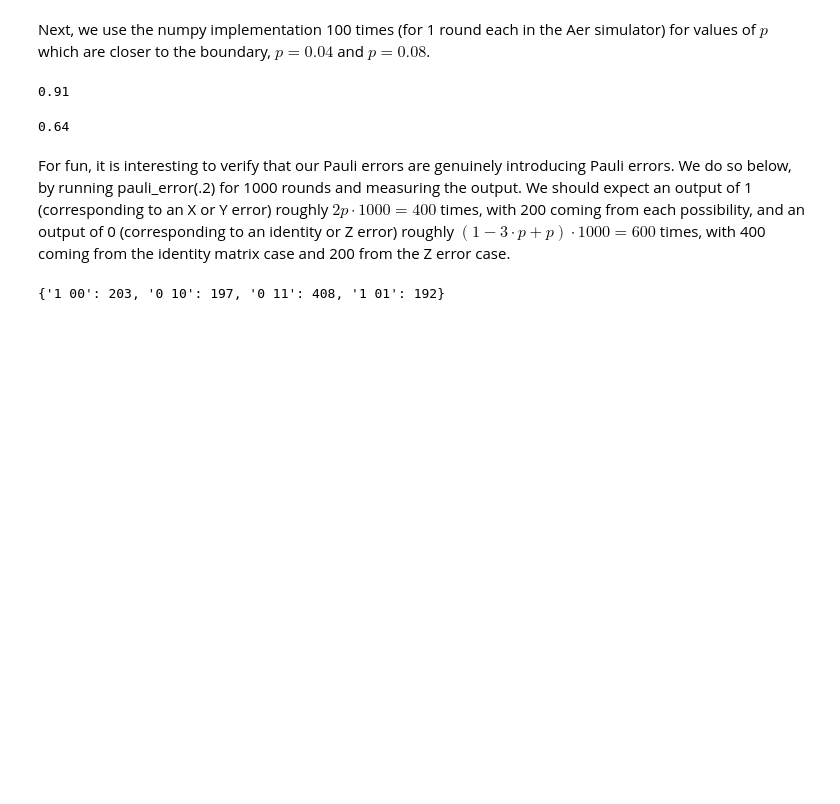
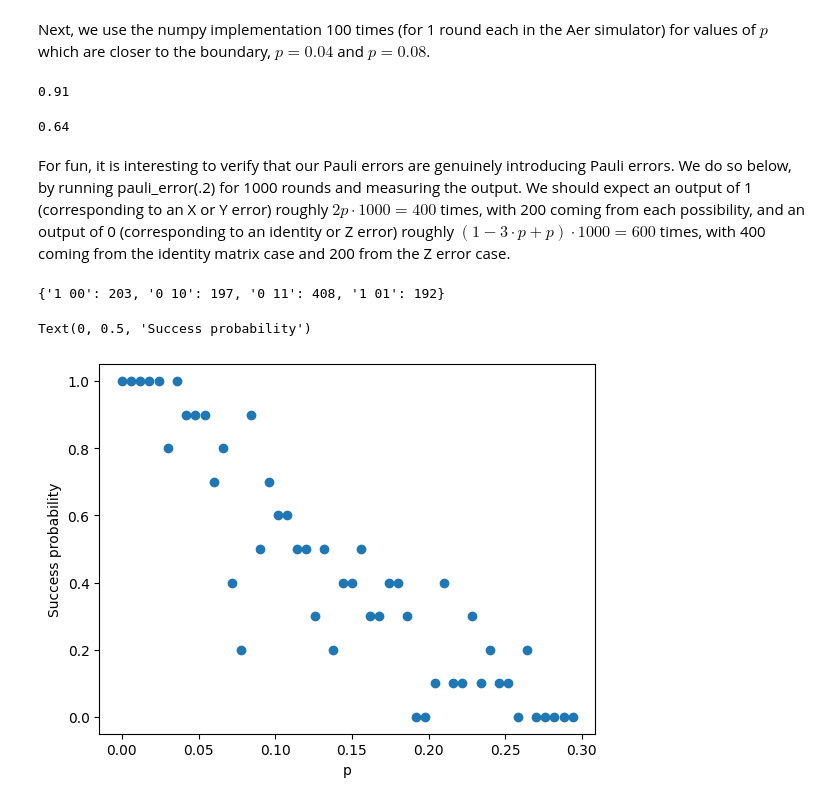
Before and after one commit to saketmshah/css-error-correction, a Jupyter notebook: css-code.ipynb, the cells around one changed output. Saved outputs shown, nothing was run; the diff lists cells and outputs as text; code cells hidden in the pictures; blank space fills up the shorter version.

Commit message:
added in scatterplot

```diff
--- a/css-code.ipynb
+++ b/css-code.ipynb
@@ -386,3 +386,40 @@ counts = job.result().get_counts()
 counts
 # %% [output]
 {'1 00': 203, '0 10': 197, '0 11': 408, '1 01': 192}
+# %%
+# data plotting
+
+simulator = AerSimulator()
+
+data_x = []
+data_y = []
+
+totalrounds = 50
+
+# varies the value of p
+for i in range(50):
+
+    success = 0.0
+    p = i/totalrounds*0.30
+
+    # does 10 trials to calculate a value for the success probability given the value of p
+    for j in range(10):
+        rounds = 1
+        compiled_circuit = transpile(CSS_correction_numpy(p), simulator)
+        job = simulator.run(compiled_circuit, shots = rounds)
+        counts = job.result().get_counts()
+        for key in counts:
+            if key[:15] in logical_zero_components:
+                success += counts[key]
+
+    success_probability = success/10
+
+    data_x.append(p)
+    data_y.append(success_probability)
+
+plt.scatter(data_x, data_y)
+plt.xlabel("p")
+plt.ylabel("Success probability")
+# %% [output]
+Text(0, 0.5, 'Success probability')
+[figure, added]
```
Also changed, not shown: parts of 1 cell of this notebook.
